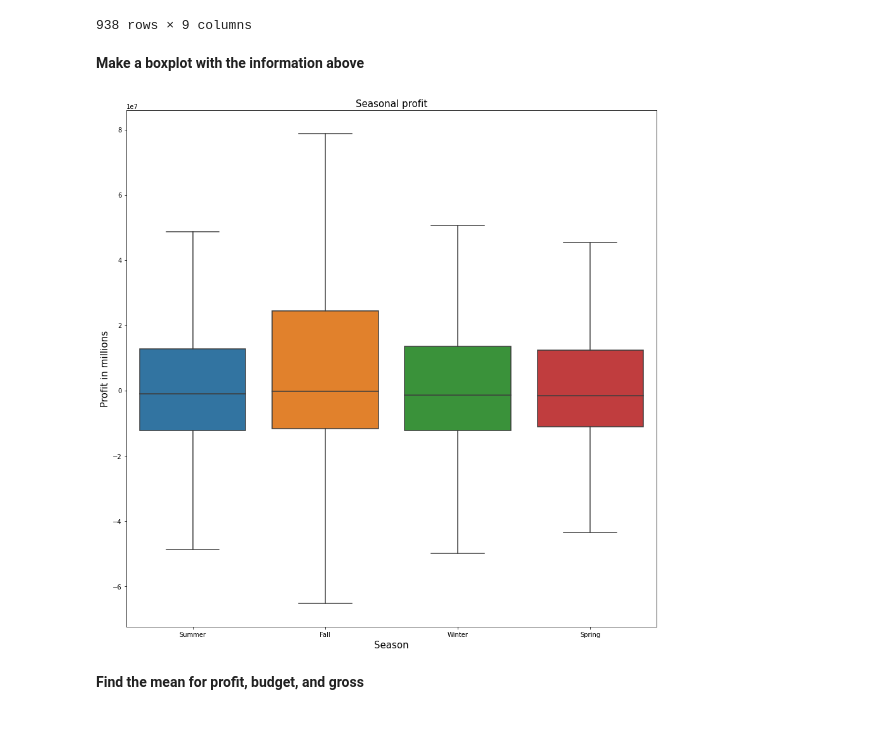
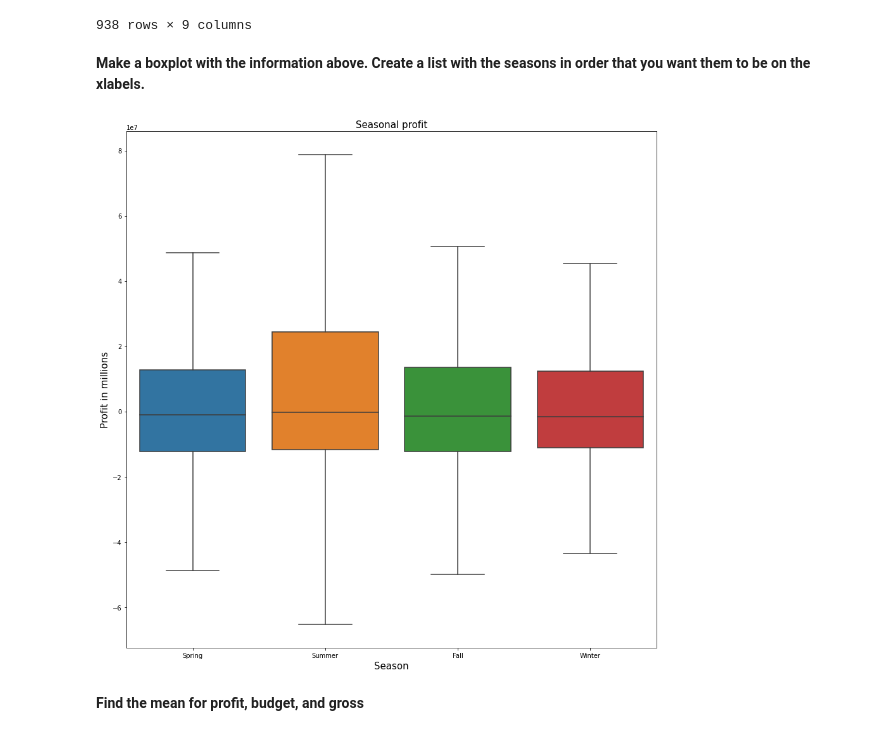
Before and after one commit to richesinrr0/microsoft_movie_analysis, a Jupyter notebook: final_notebook.ipynb, the cells around one changed output. Cells and saved outputs as stored; diff of their text form; code cells hidden in the pictures.

```diff
--- a/final_notebook.ipynb
+++ b/final_notebook.ipynb
@@ -184,25 +156,25 @@ budget
 | 5780 | 81 | Sep 29, 2015 | A Plague So Pleasant | 1400 | 0 | Fall | 2015 | Sep | -1400 |
 938 rows × 9 columns
 # %% [markdown]
-**Make a boxplot with the information above**
+**Make a boxplot with the information above. Create a list with the seasons in order that you want them to be on the xlabels.**
 # %%
 order_list = ['Spring', 'Summer', 'Fall', 'Winter']
 # %%
 # Your code here
 plot_five_fig, plot_five_ax = plt.subplots(figsize=(15,15))
 
 sns.boxplot(x='Season', y='profit', data=budget, ax=plot_five_ax, showfliers=False, order=order_list)
 
 plot_five_ax.set_xlabel('Season', fontsize = 15)
 
 plot_five_ax.set_ylabel('Profit in millions', fontsize = 15)
 
 plot_five_ax.set_title('Seasonal profit', fontsize = 15)
-plot_five_ax.set_xticklabels(['Summer','Fall','Winter','Spring'])
+
 
 plt.savefig('images/seasonalprofits.png')
 # %% [output]
-[figure, old version]
+[figure, new version]
 # %%
 #Summer has the largest range which indicates a high risk of whether or not the profits will be great or negative
 # %% [markdown]
```
Also changed, not shown: parts of 41 cells of this notebook, 5 other files.
